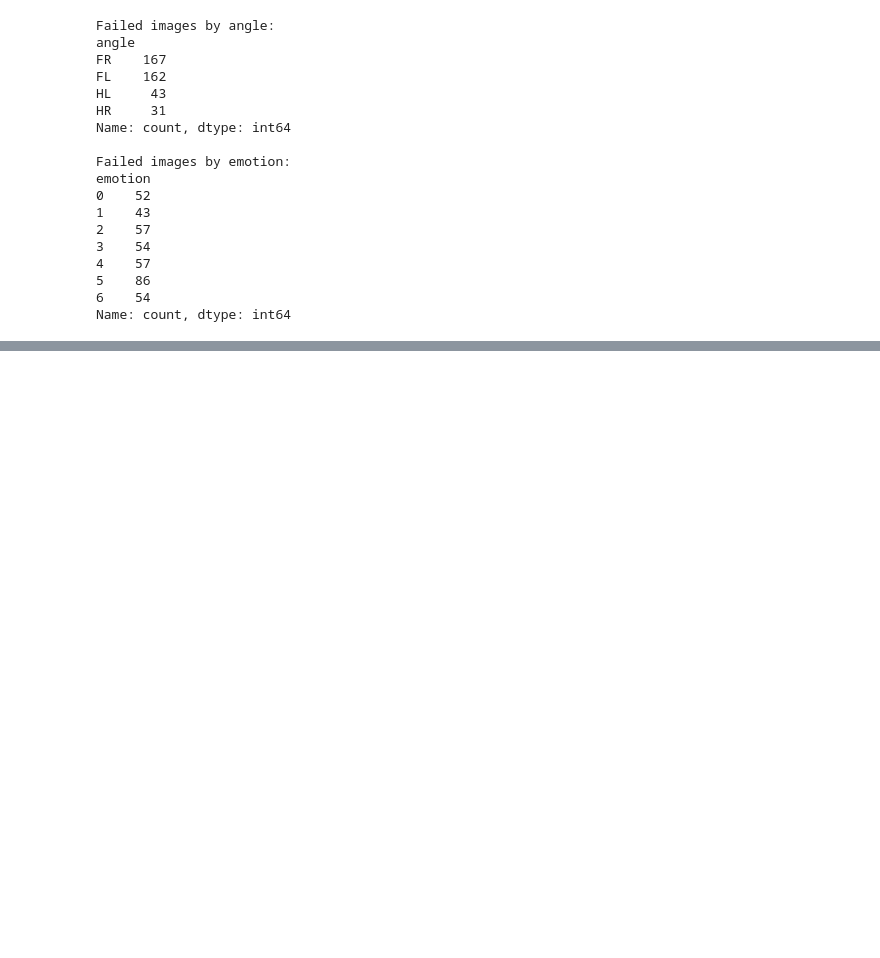
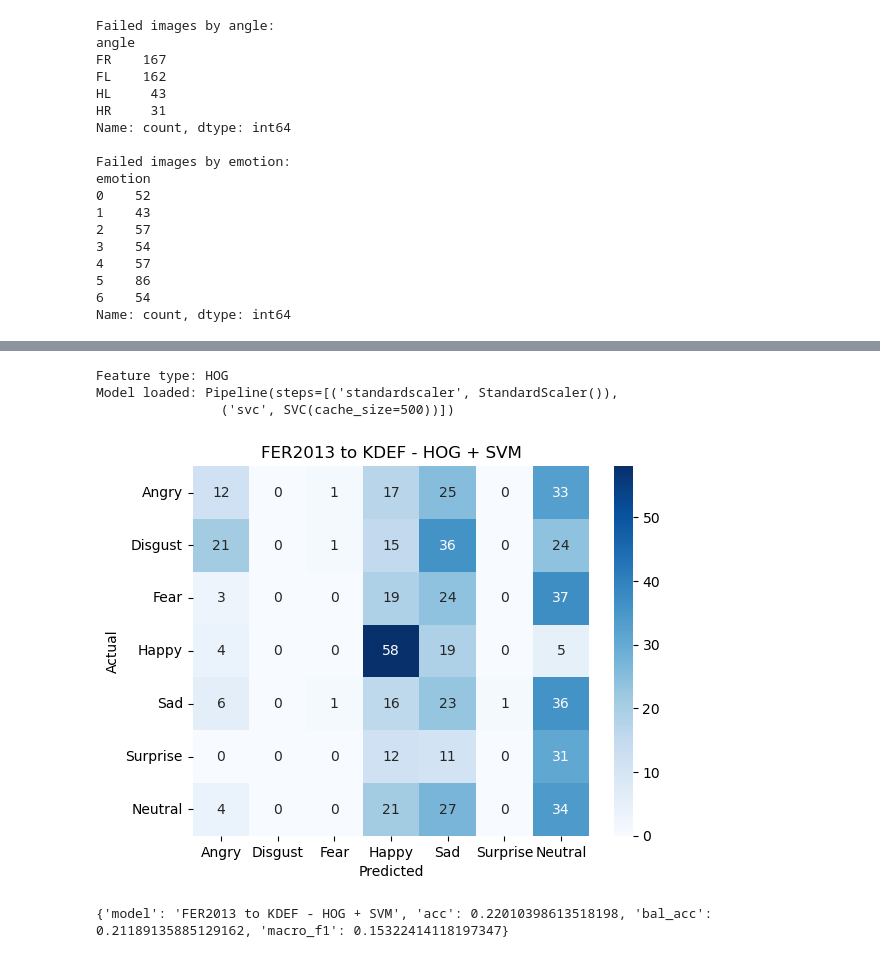
Before and after one commit to elampraki/Emotion_Recognition, a Jupyter notebook: src/Phase_A_FER2013_Experiments.ipynb, the cells around one changed output, grey strips where cells are left out. Saved outputs shown, nothing was run; the diff lists cells and outputs as text; code cells hidden in the pictures; blank space fills up the shorter version.

Commit message:
person b update

```diff
--- a/src/Phase_A_FER2013_Experiments.ipynb
+++ b/src/Phase_A_FER2013_Experiments.ipynb
@@ -1256,0 +1317,36 @@ Name: count, dtype: int64
+# %%
+#Load person's A HOG model
+import joblib
+from pathlib import Path
+
+model_path = Path("../models/phase_a/HOG_SVM.pkl")
+
+saved = joblib.load(model_path)
+
+# The saved file contains the model and feature information
+fer_model = saved["model"]
+
+print("Feature type:", saved["feature"])
+print("Model loaded:", fer_model)
+# %% [output]
+Feature type: HOG
+Model loaded: Pipeline(steps=[('standardscaler', StandardScaler()),
+                ('svc', SVC(cache_size=500))])
+# %%
+# HOG features from the KDEF test images
+X_kdef_hog = hog_features(X_test_img)
+
+# Predict using the FER2013 model
+fer_to_kdef_pred = fer_model.predict(X_kdef_hog)
+
+# Evaluate
+fer_to_kdef_result = evaluate(
+    y_test,
+    fer_to_kdef_pred,
+    "FER2013 to KDEF - HOG + SVM"
+)
+
+print(fer_to_kdef_result)
+# %% [output]
+[figure, added]
+{'model': 'FER2013 to KDEF - HOG + SVM', 'acc': 0.22010398613518198, 'bal_acc': 0.21189135885129162, 'macro_f1': 0.15322414118197347}
```
Also changed, not shown: parts of 14 cells of this notebook.
